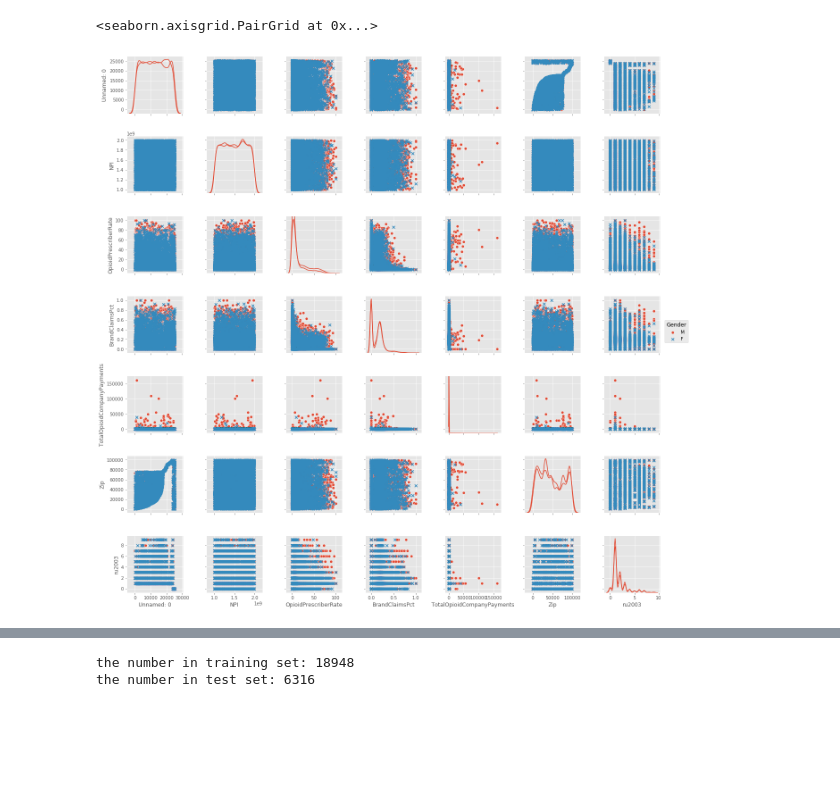
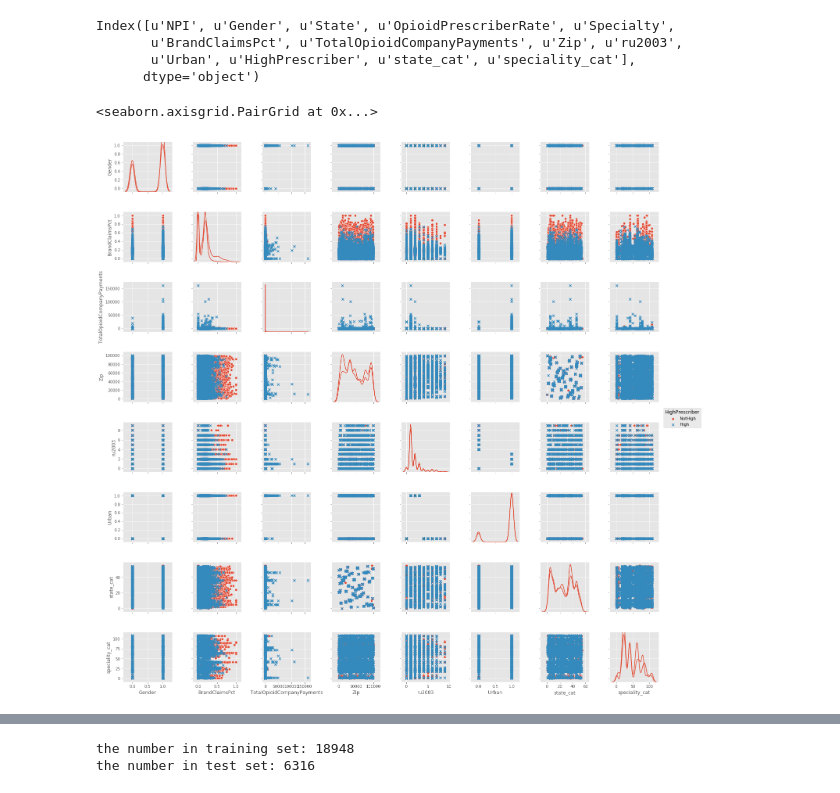
Before and after one commit to d80p/grainysquare, a Jupyter notebook: test.ipynb, the cells around one changed output, grey strips where cells are left out. Saved outputs shown, nothing was run; the diff lists cells and outputs as text; code cells hidden in the pictures; blank space fills up the shorter version.

```diff
--- a/test.ipynb
+++ b/test.ipynb
@@ -61,0 +65,3 @@ dtype: int64
+# %%
+df.replace(scrubber, inplace=True)
+df.head()
@@ -61,0 +75,8 @@ dtype: int64
+# %%
+df["State"] = df["State"].astype('category')
+df["Specialty"] = df["Specialty"].astype('category')
+df["Gender"] = df["Gender"].astype('category')
+df["state_cat"] = df["State"].cat.codes
+df["speciality_cat"] = df["Specialty"].cat.codes
+df["Gender"] = df["Gender"].cat.codes
+df.head()
@@ -62,6 +107,16 @@ dtype: int64
+# %%
+df.columns
+# %% [output]
+Index([u'NPI', u'Gender', u'State', u'OpioidPrescriberRate', u'Specialty',
+       u'BrandClaimsPct', u'TotalOpioidCompanyPayments', u'Zip', u'ru2003',
+       u'Urban', u'HighPrescriber', u'state_cat', u'speciality_cat'],
+      dtype='object')
+# %%
+df.drop(['Specialty','State','NPI'], 1, inplace=True)
+# %%
+df.drop(['OpioidPrescriberRate'], 1, inplace=True)
 # %%
-#showoff some of what seaborn can do
-sns.pairplot(df, hue="Gender", diag_kind="kde",markers=['o','x'])
+sns.pairplot(df, hue="HighPrescriber", diag_kind="kde",markers=['o','x'])
 # %% [output]
 <seaborn.axisgrid.PairGrid at 0x...>
-[figure, old version]
+[figure, new version]
```
Also changed, not shown: parts of 20 cells of this notebook.
